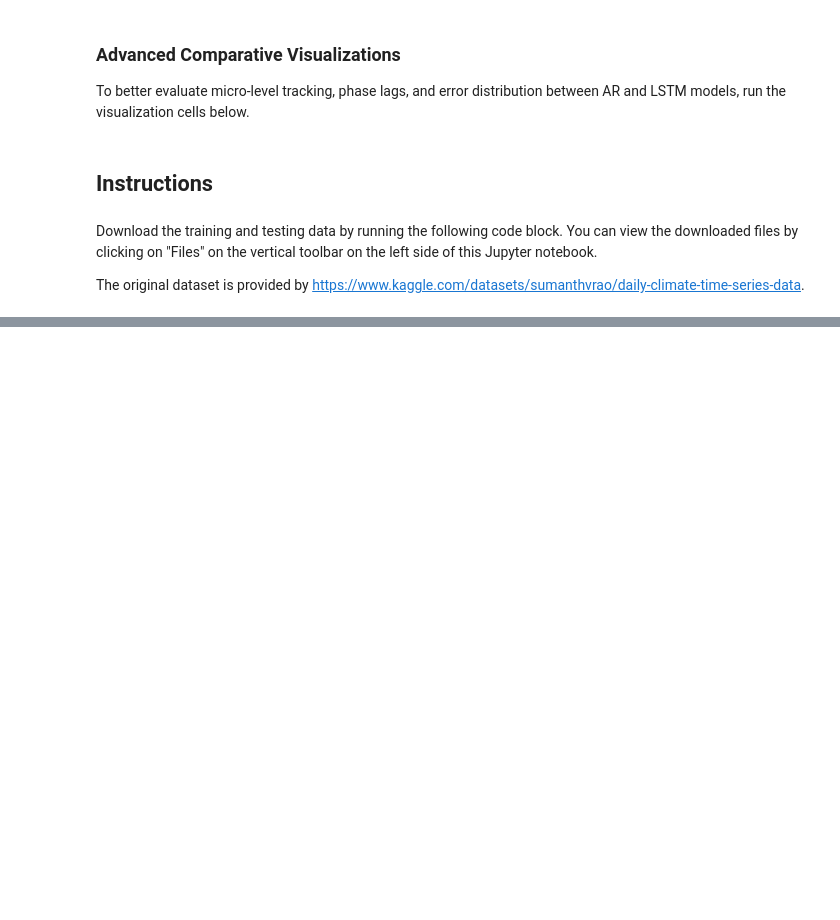
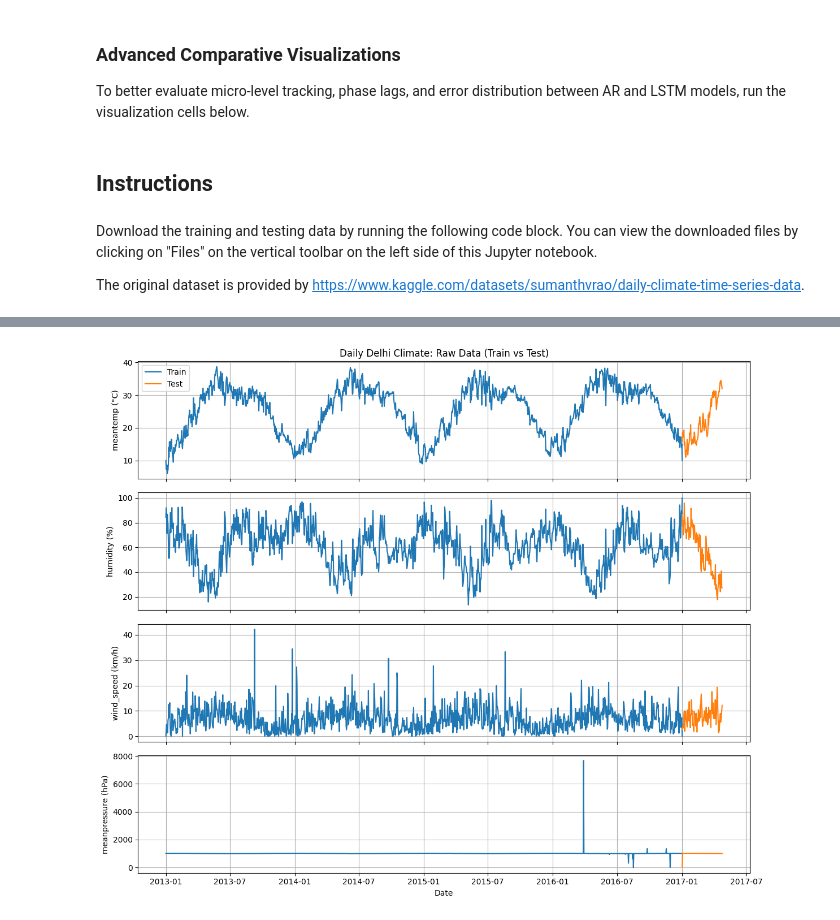
Before and after one commit to JoshuaOhYQ/Graded_Lab_3_Sequential_Data_Prediction, a Jupyter notebook: sequential-data-prediction.ipynb, the cells around one changed output, grey strips where cells are left out. Drawn from its saved outputs; the diff is of its cells as text; code cells hidden in the pictures; blank space fills up the shorter version.

```diff
--- a/sequential-data-prediction.ipynb
+++ b/sequential-data-prediction.ipynb
@@ -180,0 +223,12 @@ The open-ended lab report will be marked according to the following rubrics.
+# %%
+# Load train and test files
+train_df = pd.read_csv('DailyDelhiClimateTrain.csv', parse_dates=['date'], index_col='date')
+test_df  = pd.read_csv('DailyDelhiClimateTest.csv',  parse_dates=['date'], index_col='date')
+
+train_df = train_df.sort_index()
+test_df  = test_df.sort_index()
+
+# Display information regarding the data
+print(f"Train: {train_df.shape[0]} rows, {train_df.index.min().date()} to {train_df.index.max().date()}")
+print(f"Test : {test_df.shape[0]} rows, {test_df.index.min().date()} to {test_df.index.max().date()}")
+display(train_df.head())
@@ -180,0 +306,16 @@ The open-ended lab report will be marked according to the following rubrics.
+# %%
+# Quick visual check for all four variables to make sure that they are consistent and the split is good
+fig, axes = plt.subplots(4, 1, figsize=(12, 10), sharex=True)
+for ax, col, unit in zip(axes,
+                         ['meantemp', 'humidity', 'wind_speed', 'meanpressure'],
+                         ['°C', '%', 'km/h', 'hPa']):
+    ax.plot(train_df.index, train_df[col], label='Train', color='tab:blue')
+    ax.plot(test_df.index,  test_df[col],  label='Test',  color='tab:orange')
+    ax.set_ylabel(f'{col} ({unit})')
+axes[0].legend()
+axes[0].set_title('Daily Delhi Climate: Raw Data (Train vs Test)')
+axes[-1].set_xlabel('Date')
+plt.tight_layout()
+plt.show()
+# %% [output]
+[figure, added]
```
Also changed, not shown: parts of 13 cells of this notebook.
